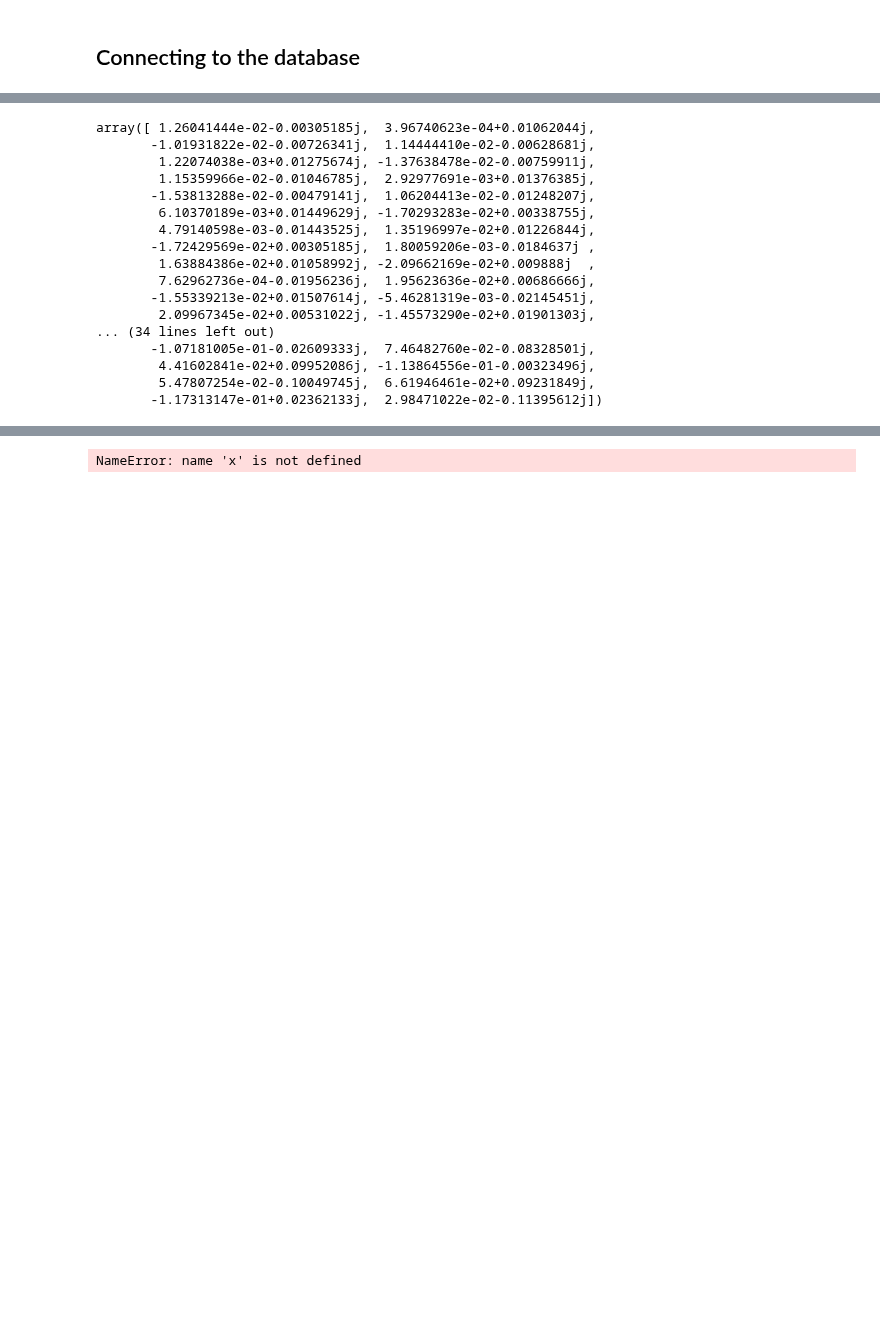
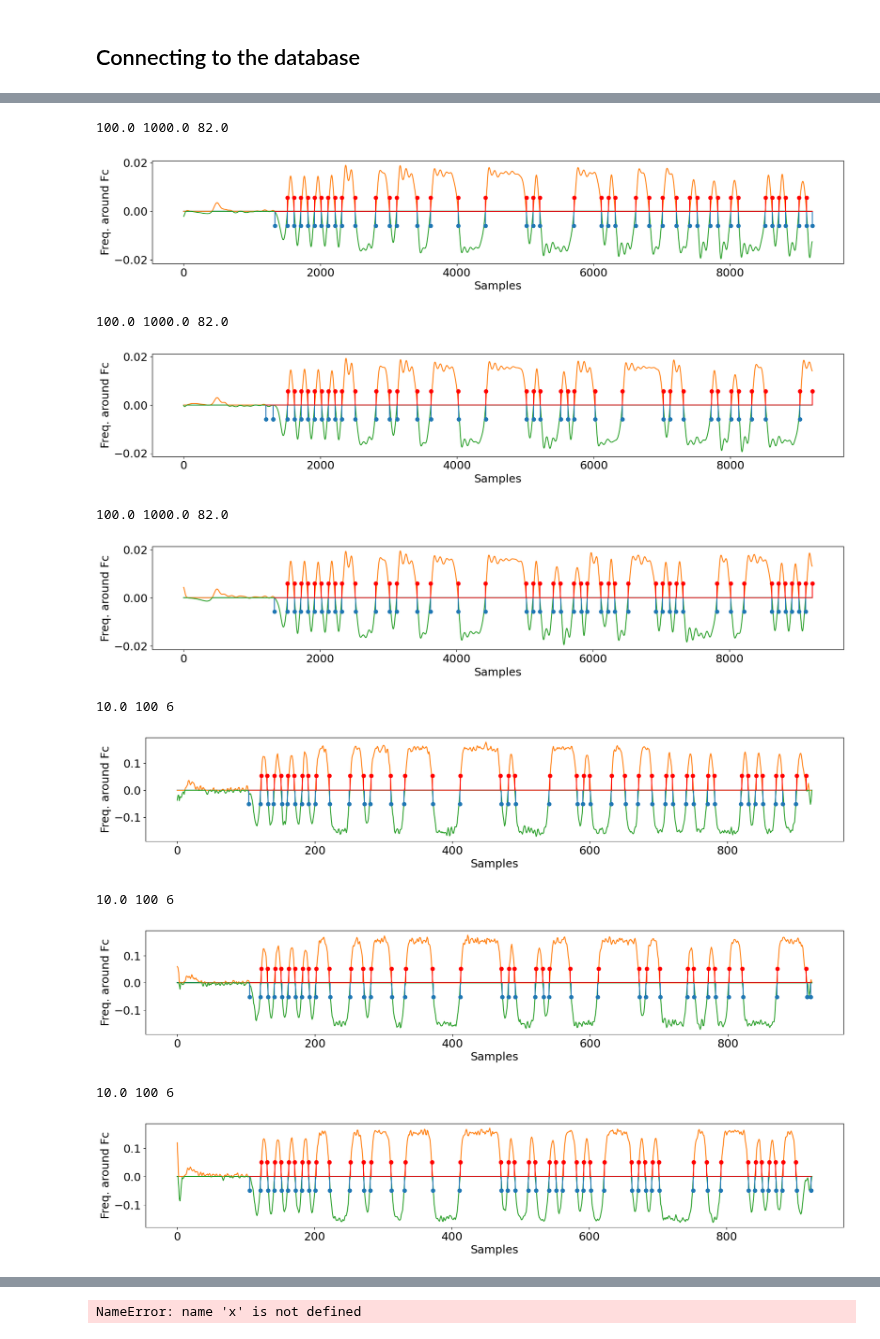
Before and after one commit to mkashani-phd/BLEWBAN_Dataset, a Jupyter notebook: Examples/Bayesian_neural_network.ipynb, the cells around one changed output, grey strips where cells are left out. Drawn from its saved outputs; the diff is of its cells as text; code cells hidden in the pictures; blank space fills up the shorter version.

Commit message:
amazing Plots for the bit finder

```diff
--- a/Examples/Bayesian_neural_network.ipynb
+++ b/Examples/Bayesian_neural_network.ipynb
@@ -48,7 +48,7 @@ def df_to_tensor(df: pd.DataFrame):
                                                                                 )
     return torch.from_numpy(X_train).float(),torch.from_numpy(X_test).float(), torch.from_numpy(y_train).int(), torch.from_numpy(y_test).int()
 # %%
-df = query(BLE['offBody'], {'antenna': '1','SDR':'1','pos':'1' }, addFrameColumn=True)
+df = query(BLE['offBody'], {'antenna': '1','SDR':'1','pos':'1' , 'dvc':'1'}, addFrameColumn=True)
 df_offBody = df_modify(df)
 # %%
 # X_train, X_test, y_train, y_test = df_to_tensor(df_offBody)
@@ -148,20 +59,42 @@ Warning: No filter cutoff specified, using default cutoff of 1MHz
-# %%
-X.iloc[0]['frame'][0:100]
-# %% [output]
-array([ 1.26041444e-02-0.00305185j,  3.96740623e-04+0.01062044j,
-       -1.01931822e-02-0.00726341j,  1.14444410e-02-0.00628681j,
-        1.22074038e-03+0.01275674j, -1.37638478e-02-0.00759911j,
-        1.15359966e-02-0.01046785j,  2.92977691e-03+0.01376385j,
-       -1.53813288e-02-0.00479141j,  1.06204413e-02-0.01248207j,
-        6.10370189e-03+0.01449629j, -1.70293283e-02+0.00338755j,
-        4.79140598e-03-0.01443525j,  1.35196997e-02+0.01226844j,
-       -1.72429569e-02+0.00305185j,  1.80059206e-03-0.0184637j ,
-        1.63884386e-02+0.01058992j, -2.09662169e-02+0.009888j  ,
-        7.62962736e-04-0.01956236j,  1.95623636e-02+0.00686666j,
-       -1.55339213e-02+0.01507614j, -5.46281319e-03-0.02145451j,
-        2.09967345e-02+0.00531022j, -1.45573290e-02+0.01901303j,
-... (34 lines left out)
-       -1.07181005e-01-0.02609333j,  7.46482760e-02-0.08328501j,
-        4.41602841e-02+0.09952086j, -1.13864556e-01-0.00323496j,
-        5.47807254e-02-0.10049745j,  6.61946461e-02+0.09231849j,
-       -1.17313147e-01+0.02362133j,  2.98471022e-02-0.11395612j])
+# %%
+iq = IQ.IQ(Fc=2439810000+1.5e4,Fs=100e6)
+plt.rcParams.update({'font.size': 18})
+
+iq.Warnings = False
+methods={
+    iq.bitFinderFromPhaseGradient:{'plot': True, 'noGroupBefore':1200},
+    iq.gradient:{},
+    iq.unwrapPhase:{},
+    iq.phase:{},
+    iq.butter:{},
+    iq.demodulate:{},
+}
+yy = iq.apply(methods=methods, frame = X[0:3])
+
+# How DownSampling effects the signal
+methods={
+    # iq.bitPlotter:{'Fs': 10e6, 'title': 'Bit Finder'},
+
+    iq.bitFinderFromPhaseGradient:{'Fs': 10e6, 'smallerThan': 100, 'biggerThan': 6, 'noGroupBefore': 100 , 'plot': True},
+    iq.gradient:{},
+    iq.unwrapPhase:{},
+    iq.phase:{},
+    # iq.butter:{'Fs': 10e6},
+    iq.sinc:{'length':4},
+    iq.downSample:{'downSampleRate':10},
+    iq.demodulate:{'Fs': 100e6},
+}
+yy2 = iq.apply(methods=methods, frame = X[0:3])
+# %% [output]
+100.0 1000.0 82.0
+[figure, added]
+100.0 1000.0 82.0
+[figure, added]
+100.0 1000.0 82.0
+[figure, added]
+10.0 100 6
+[figure, added]
+10.0 100 6
+[figure, added]
+10.0 100 6
+[figure, added]
```
Also changed, not shown: parts of 3 cells of this notebook, 1 other file.
